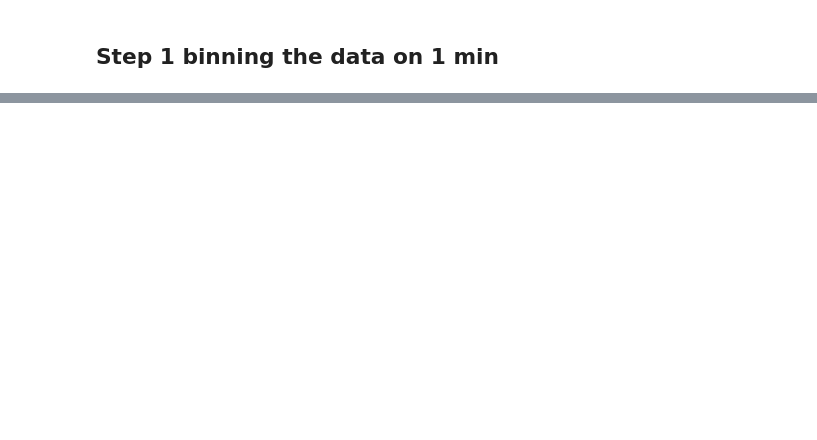
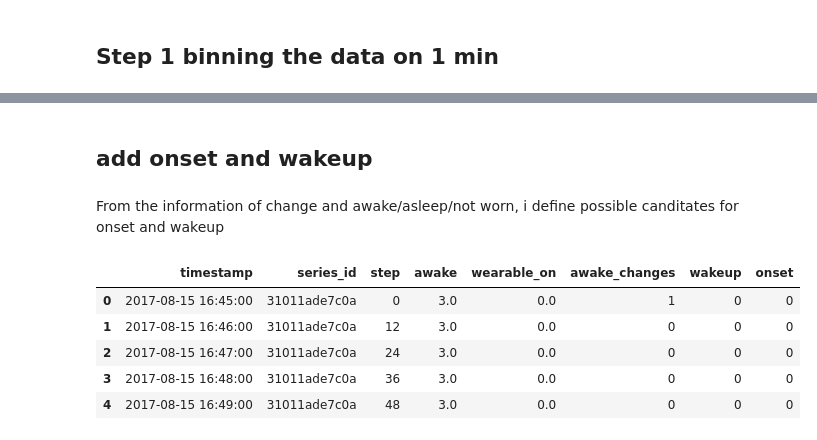
Before and after one commit to cedrege/AICH, a Jupyter notebook: code/rule-based-step.ipynb, the cells around one changed output, grey strips where cells are left out. Cells and saved outputs as stored; diff of their text form; code cells hidden in the pictures; blank space fills up the shorter version.

```diff
--- a/code/rule-based-step.ipynb
+++ b/code/rule-based-step.ipynb
@@ -21,0 +213,4 @@ subset_serie = subset_serie.resample(bin_size, on='timestamp').agg({
+# %% [markdown]
+## add onset and wakeup
+# %% [markdown]
+From the information of change and awake/asleep/not worn, i define possible canditates for onset and wakeup
@@ -21,0 +237,9 @@ subset_serie = subset_serie.resample(bin_size, on='timestamp').agg({
+# %%
+new.head()
+# %% [output]
+|  | timestamp | series_id | step | awake | wearable_on | awake_changes | wakeup | onset |
+| 0 | 2017-08-15 16:45:00 | 31011ade7c0a | 0 | 3.0 | 0.0 | 1 | 0 | 0 |
+| 1 | 2017-08-15 16:46:00 | 31011ade7c0a | 12 | 3.0 | 0.0 | 0 | 0 | 0 |
+| 2 | 2017-08-15 16:47:00 | 31011ade7c0a | 24 | 3.0 | 0.0 | 0 | 0 | 0 |
+| 3 | 2017-08-15 16:48:00 | 31011ade7c0a | 36 | 3.0 | 0.0 | 0 | 0 | 0 |
+| 4 | 2017-08-15 16:49:00 | 31011ade7c0a | 48 | 3.0 | 0.0 | 0 | 0 | 0 |
```
Also changed, not shown: parts of 40 cells of this notebook.
